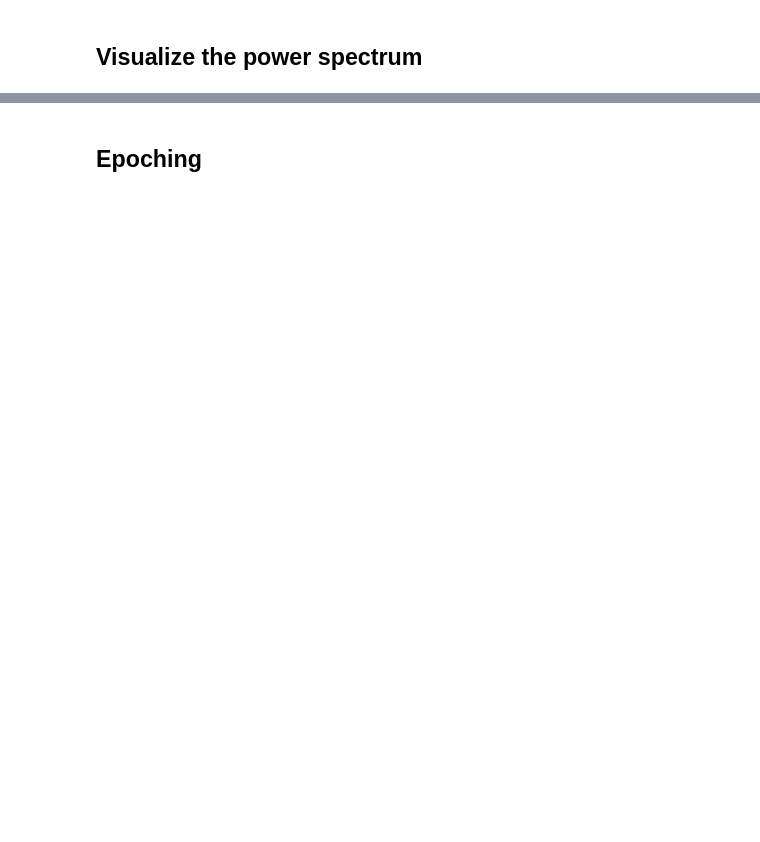
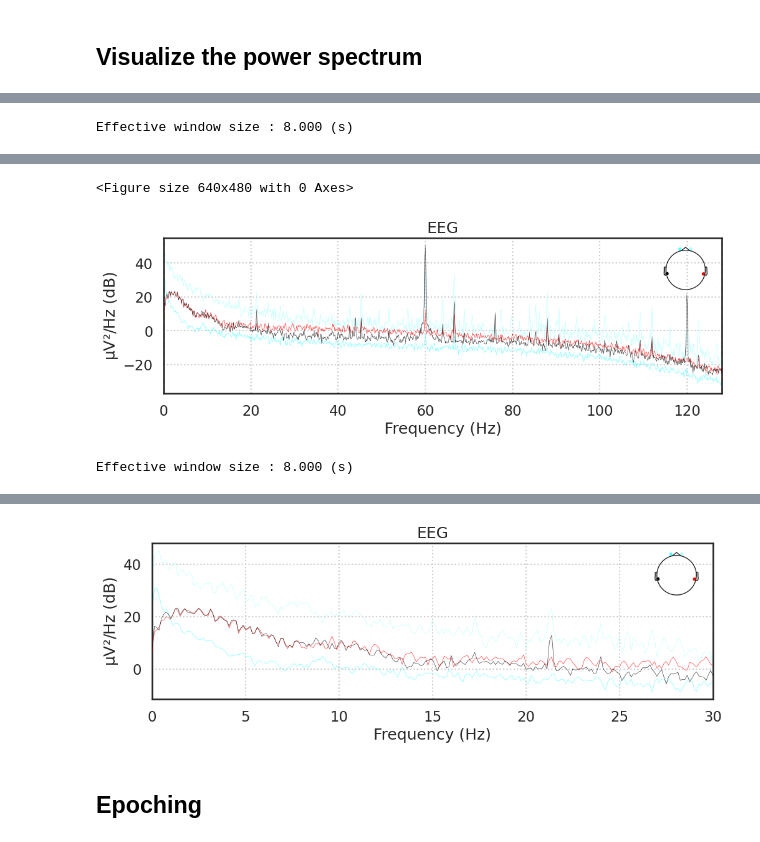
Before and after one commit to NeuroTechX/EEG-ExPy, a Jupyter notebook: eegnb/summerschool/visual_ssvep/ssvep_viz.ipynb, the cells around one changed output, grey strips where cells are left out. Cells and saved outputs as stored; diff of their text form; code cells hidden in the pictures; blank space fills up the shorter version.

```diff
--- a/eegnb/summerschool/visual_ssvep/ssvep_viz.ipynb
+++ b/eegnb/summerschool/visual_ssvep/ssvep_viz.ipynb
@@ -80,0 +99,5 @@ Effective window size : 8.192 (s)
+# %%
+complete_f = raw.plot_psd()
+zoomed_f = raw.plot_psd(fmin=0, fmax=30)
+# %% [output]
+Effective window size : 8.000 (s)
@@ -80,0 +107,3 @@ Effective window size : 8.192 (s)
+<Figure size 640x480 with 0 Axes>
+[figure, added]
+Effective window size : 8.000 (s)
@@ -81,3 +113,4 @@ Effective window size : 8.192 (s)
+[figure, added]
 # %% [markdown]
 ## Epoching
 # %%
```
Also changed, not shown: parts of 13 cells of this notebook, 2 other files.
